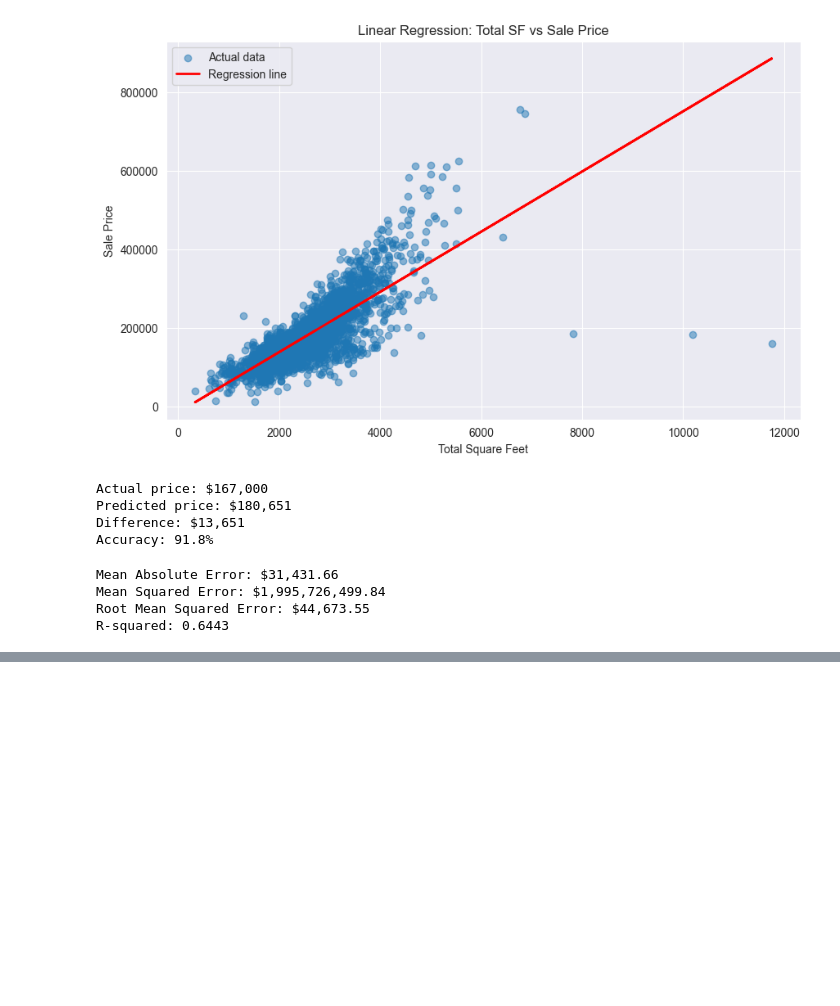
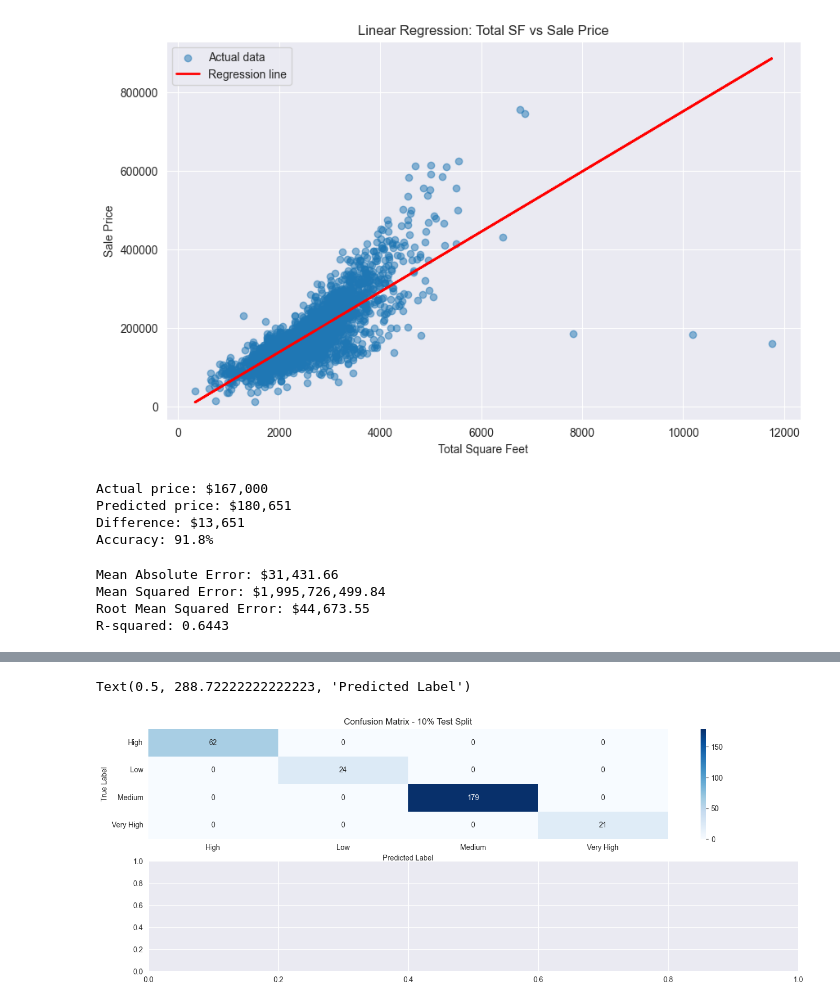
Before and after one commit to 03vladd/ML, a Jupyter notebook: Lab1.ipynb, the cells around one changed output, grey strips where cells are left out. Drawn from its saved outputs; the diff is of its cells as text; code cells hidden in the pictures; blank space fills up the shorter version.

```diff
--- a/Lab1.ipynb
+++ b/Lab1.ipynb
@@ -403,0 +515,2 @@ R-squared: 0.6443
+# %%
+le_target = LabelEncoder()
@@ -403,0 +555,29 @@ R-squared: 0.6443
+# %%
+# Model with 10% test split
+
+import xgboost as xgb
+model_10 = xgb.XGBClassifier(
+    objective='multi:softmax',
+    num_class=4,
+    max_depth=6,
+    learning_rate=0.1,
+    n_estimators=100,
+    random_state=42
+)
+
+model_10.fit(X_train_10, y_train_10)
+y_pred_10 = model_10.predict(X_test_10)
+
+
+# Model with 20% test split
+model_20 = xgb.XGBClassifier(
+    objective='multi:softmax',
+    num_class=4,
+    max_depth=6,
+    learning_rate=0.1,
+    n_estimators=100,
+    random_state=42
+)
+
+model_20.fit(X_train_20, y_train_20)
+y_pred_20 = model_20.predict(X_test_20)
@@ -403,0 +621,16 @@ R-squared: 0.6443
+# %%
+from sklearn.metrics import confusion_matrix
+
+fig, axes = plt.subplots(2, figsize=(16, 6))
+
+cm_10 = confusion_matrix(y_test_10, y_pred_10)
+sns.heatmap(cm_10, annot=True, fmt='d', cmap='Blues',
+            xticklabels=le_target.classes_,
+            yticklabels=le_target.classes_,
+            ax=axes[0])
+axes[0].set_title('Confusion Matrix - 10% Test Split')
+axes[0].set_ylabel('True Label')
+axes[0].set_xlabel('Predicted Label')
+# %% [output]
+Text(0.5, 288.72222222222223, 'Predicted Label')
+[figure, added]
```
Also changed, not shown: parts of 28 cells of this notebook.
